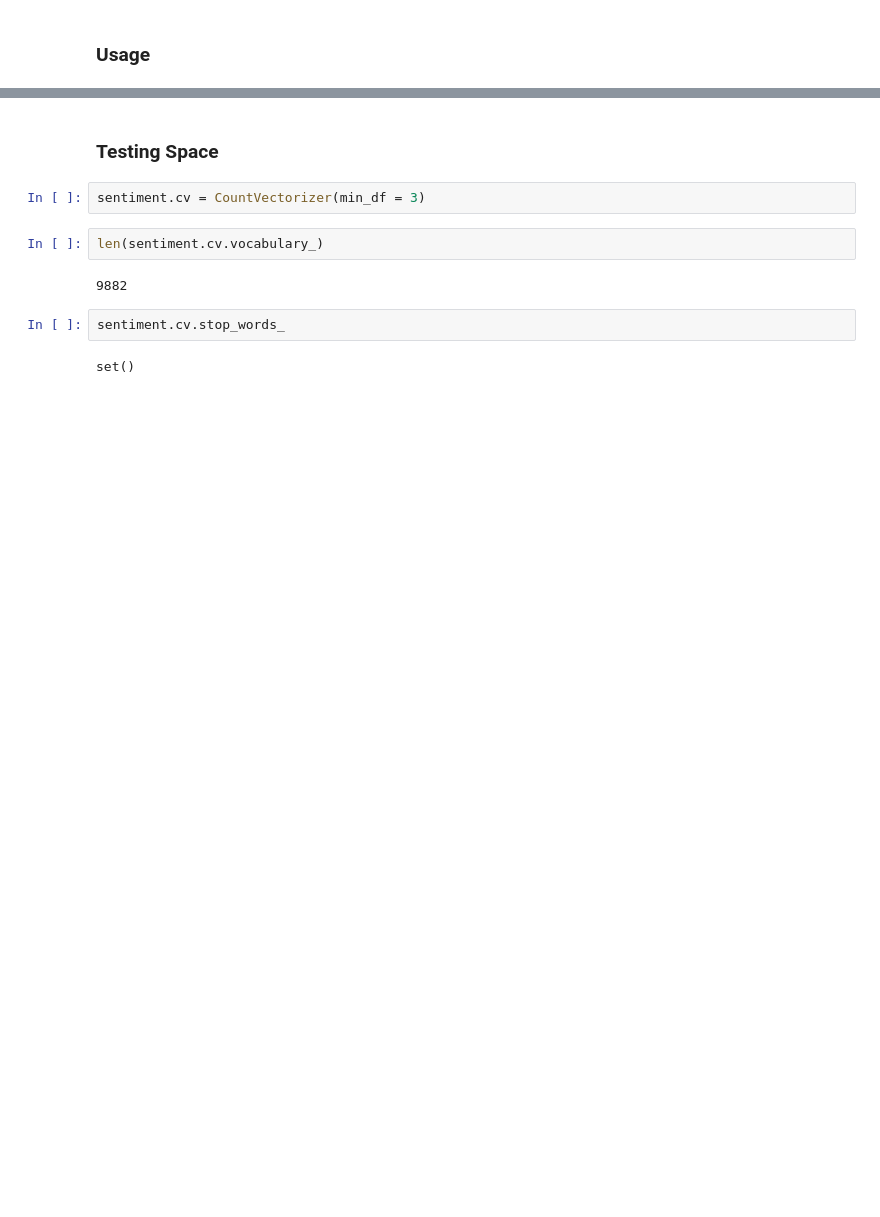
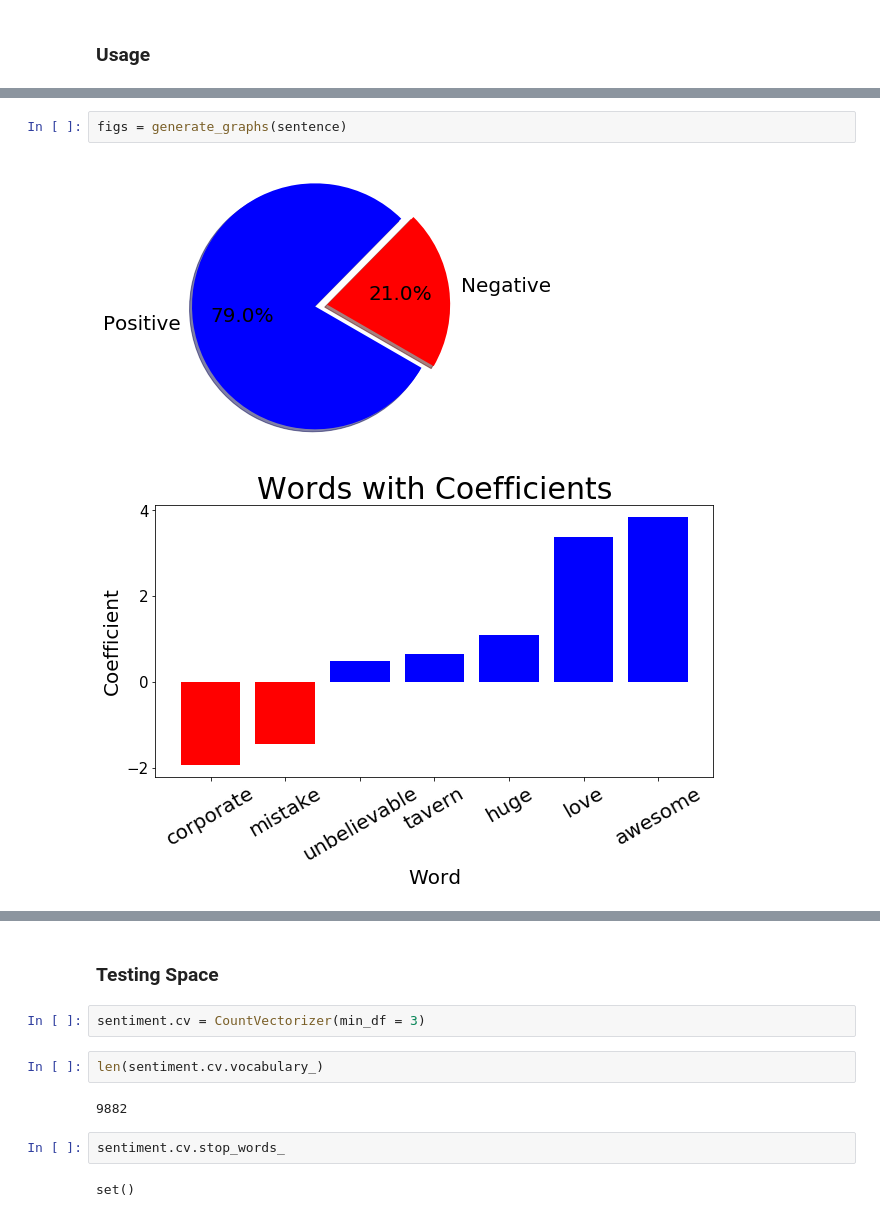
Before and after one commit to jiajinliang/Sentiment-Analysis-Generator-, a Jupyter notebook: optimized model.ipynb, the cells around one changed output, grey strips where cells are left out. Cells and saved outputs as stored; diff of their text form; blank space fills up the shorter version.

```diff
--- a/optimized model.ipynb
+++ b/optimized model.ipynb
@@ -285,0 +412,5 @@ Remaining words in the vec:
+# %%
+figs = generate_graphs(sentence)
+# %% [output]
+[figure, added]
+[figure, added]
```
Also changed, not shown: parts of 17 cells of this notebook, 1 other file.
